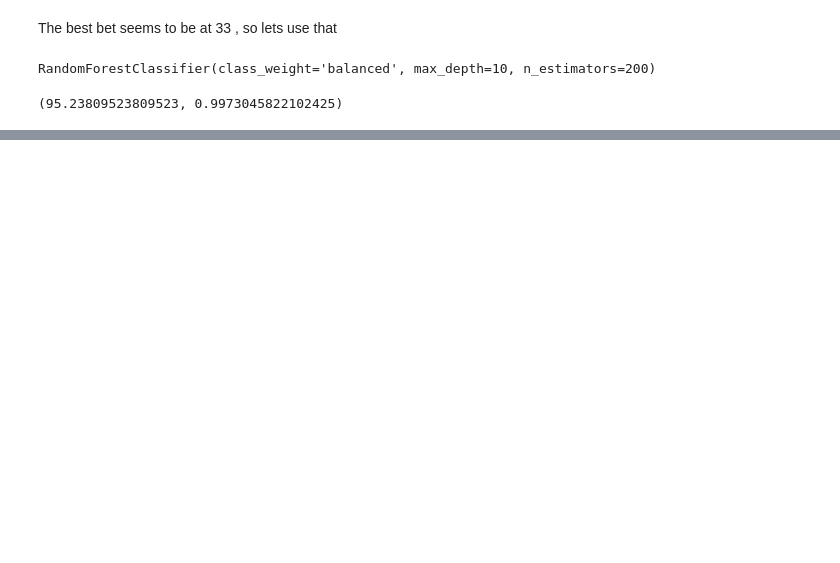
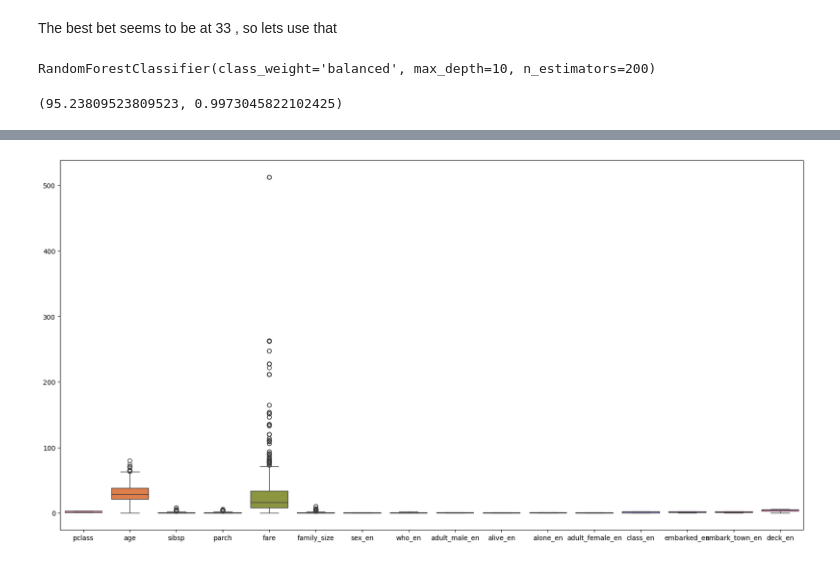
Before and after one commit to hahahang0/MLPracFromKaggle, a Jupyter notebook: titanic/practical.ipynb, the cells around one changed output, grey strips where cells are left out. Saved outputs shown, nothing was run; the diff lists cells and outputs as text; code cells hidden in the pictures; blank space fills up the shorter version.

```diff
--- a/titanic/practical.ipynb
+++ b/titanic/practical.ipynb
@@ -620,0 +705,2 @@ df_num
+# %%
+df_num.drop_duplicates(inplace=True)
@@ -620,0 +711,2 @@ df_num
+# %%
+df_num.drop(columns="survived",inplace=True)
@@ -620,0 +743,6 @@ df_num
+# %%
+plt.figure(figsize=(20,10))
+sns.boxplot(df_num)
+plt.show()
+# %% [output]
+[figure, added]
```
Also changed, not shown: parts of 30 cells of this notebook.
